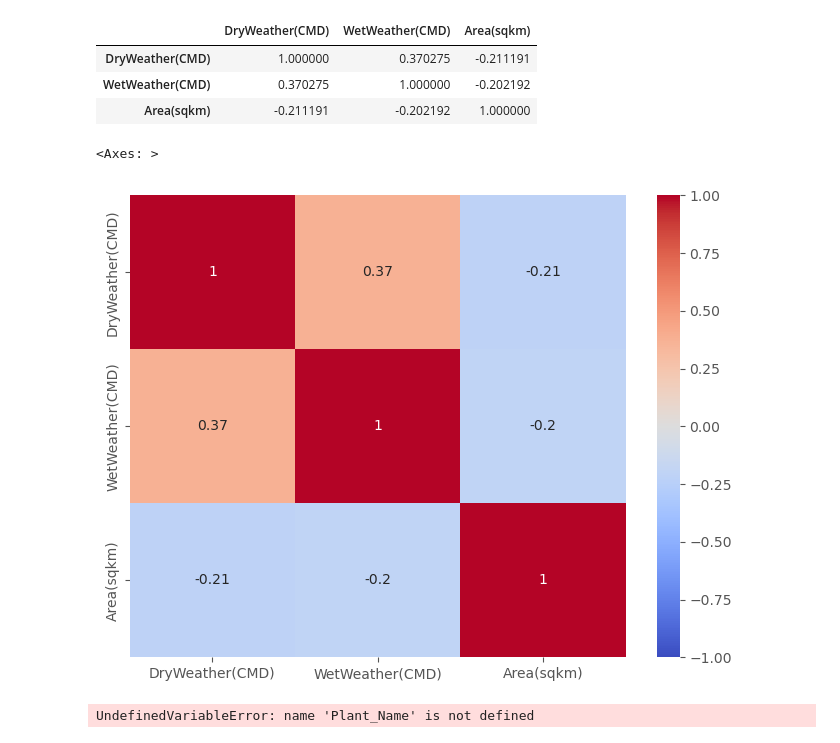
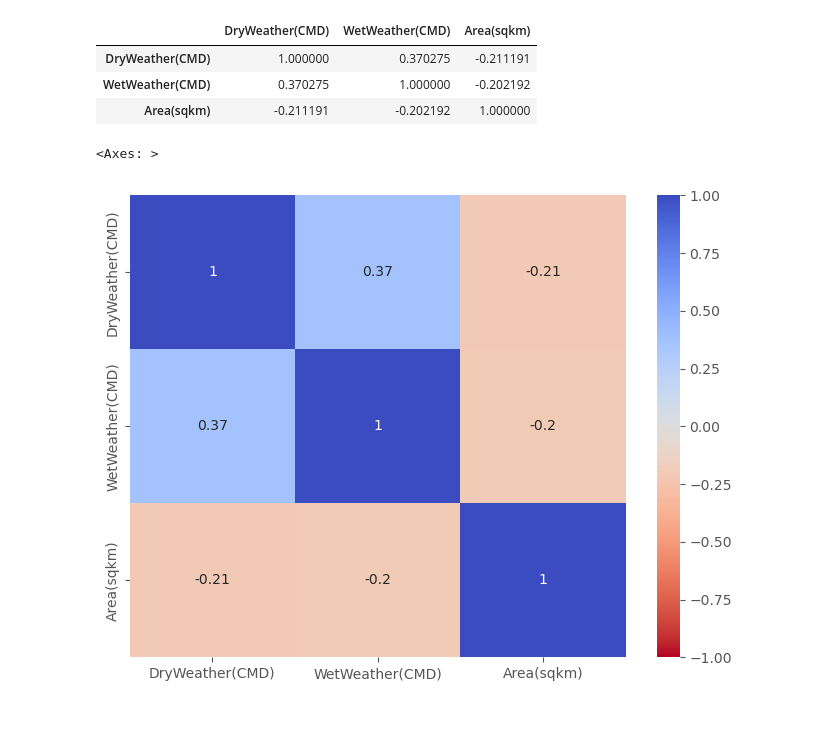
Before and after one commit to bryancastillo10/LargestWWTP, a Jupyter notebook: 03_data_analysis.ipynb, the cells around one changed output. Drawn from its saved outputs; the diff is of its cells as text; code cells hidden in the pictures.

```diff
--- a/03_data_analysis.ipynb
+++ b/03_data_analysis.ipynb
@@ -76,16 +76,7 @@ df_corr
 | Area(sqkm) | -0.211191 | -0.202192 | 1.000000 |
 # %%
 plt.figure(figsize=(8, 6))
-sns.heatmap(df_corr , annot=True, cmap='coolwarm', vmin=-1, vmax=1)
+sns.heatmap(df_corr , annot=True, cmap='coolwarm_r', vmin=-1, vmax=1)
 # %% [output]
 <Axes: >
-[figure, old version]
+[figure, new version]
-# %%
-#Line Graph
-df = px.data.gapminder().query("Plant_Name in ['DryWeather(CMD)','WetWeather(CMD)']")
-
-fig = px.line(df, x='Opening_Year', y='WetWeather(CMD)', color='City_Country', text='Opening_Year')
-fig.update_traces(textposition="bottom right")
-fig.show()
-# %% [output]
-UndefinedVariableError: name 'Plant_Name' is not defined
```
Also changed, not shown: parts of 1 cell of this notebook.
